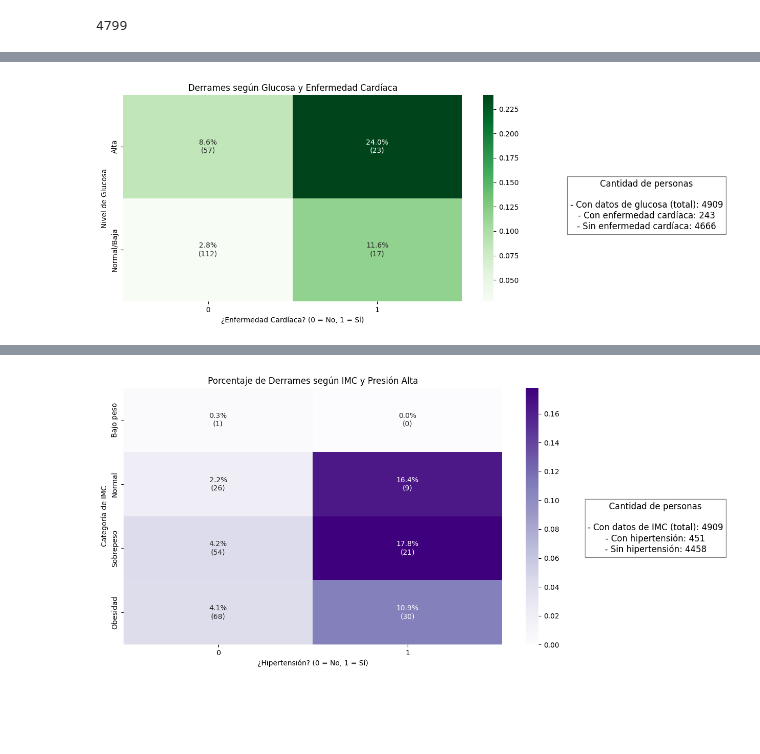
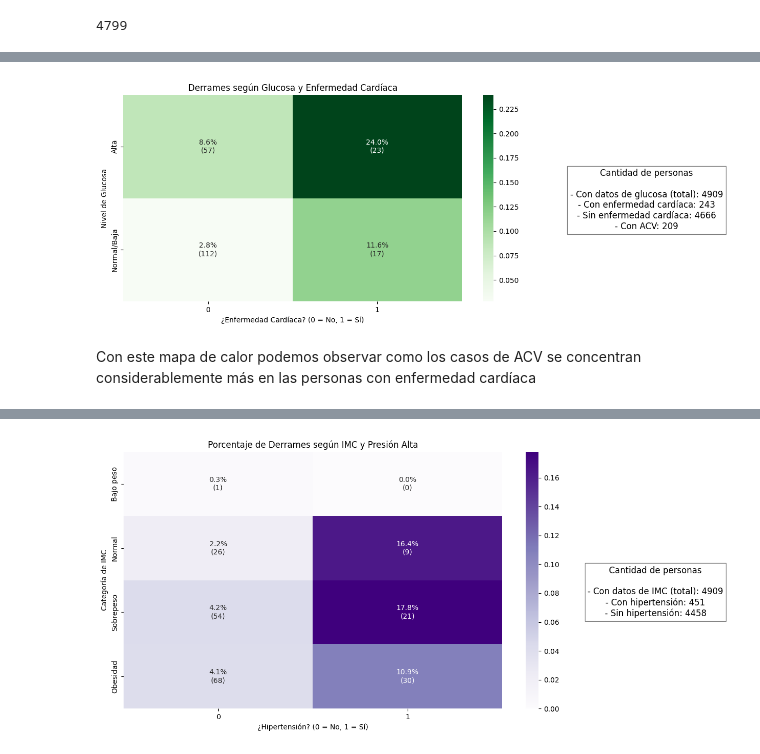
Before and after one commit to champagne-gabo/proyecto-inf280, a Jupyter notebook: notebook.ipynb, the cells around one changed output, grey strips where cells are left out. Saved outputs shown, nothing was run; the diff lists cells and outputs as text; code cells hidden in the pictures; blank space fills up the shorter version.

```diff
--- a/notebook.ipynb
+++ b/notebook.ipynb
@@ -273,35 +316,42 @@ for fila in prop_glucosa_heart.index:
         pct = prop_glucosa_heart.loc[fila, col]
         n = n_strokes.loc[fila, col] if not pd.isna(n_strokes.loc[fila, col]) else 0
         if pd.isna(pct):
             anotaciones.loc[fila, col] = ""
         else:
             anotaciones.loc[fila, col] = f"{pct:.1%}\n({int(n)})"
 
 # Totales para el cuadro lateral
 cantidad_gente_glucosa = df_grafico['avg_glucose_level'].count()
 cantidad_enfermedad_cardiaca = (df_grafico['heart_disease'] == 1).sum()
 cantidad_sin_enfermedad_cardiaca = (df_grafico['heart_disease'] == 0).sum()
+total_con_stroke = (df_grafico['stroke'] == 1).sum()
 
 # Graficar heatmap
 plt.figure(figsize=(9, 5))
 sns.heatmap(prop_glucosa_heart, cmap="Greens", annot=anotaciones, fmt="", cbar=True)
 plt.title("Derrames según Glucosa y Enfermedad Cardíaca")
 plt.xlabel("¿Enfermedad Cardíaca? (0 = No, 1 = Sí)")
 plt.ylabel("Nivel de Glucosa")
 
+
+
 # Texto informativo a la derecha
 plt.figtext(1.2, 0.4,
             f"Cantidad de personas\n\n"
             f"- Con datos de glucosa (total): {cantidad_gente_glucosa}\n"
             f"- Con enfermedad cardíaca: {cantidad_enfermedad_cardiaca}\n"
-            f"- Sin enfermedad cardíaca: {cantidad_sin_enfermedad_cardiaca}",
+            f"- Sin enfermedad cardíaca: {cantidad_sin_enfermedad_cardiaca}\n"
+            f"- Con ACV: {total_con_stroke}",
             fontsize=12, color="black", ha="center",
             bbox=dict(facecolor="white", alpha=0.5))
 
+
 plt.tight_layout()
 plt.show()
 # %% [output]
-[figure, old version]
+[figure, new version]
+# %% [markdown]
+Con este mapa de calor podemos observar como los casos de ACV se concentran considerablemente más en las personas con enfermedad cardíaca
 # %%
 df_grafico = df.copy()
 
```
Also changed, not shown: parts of 17 cells of this notebook.
